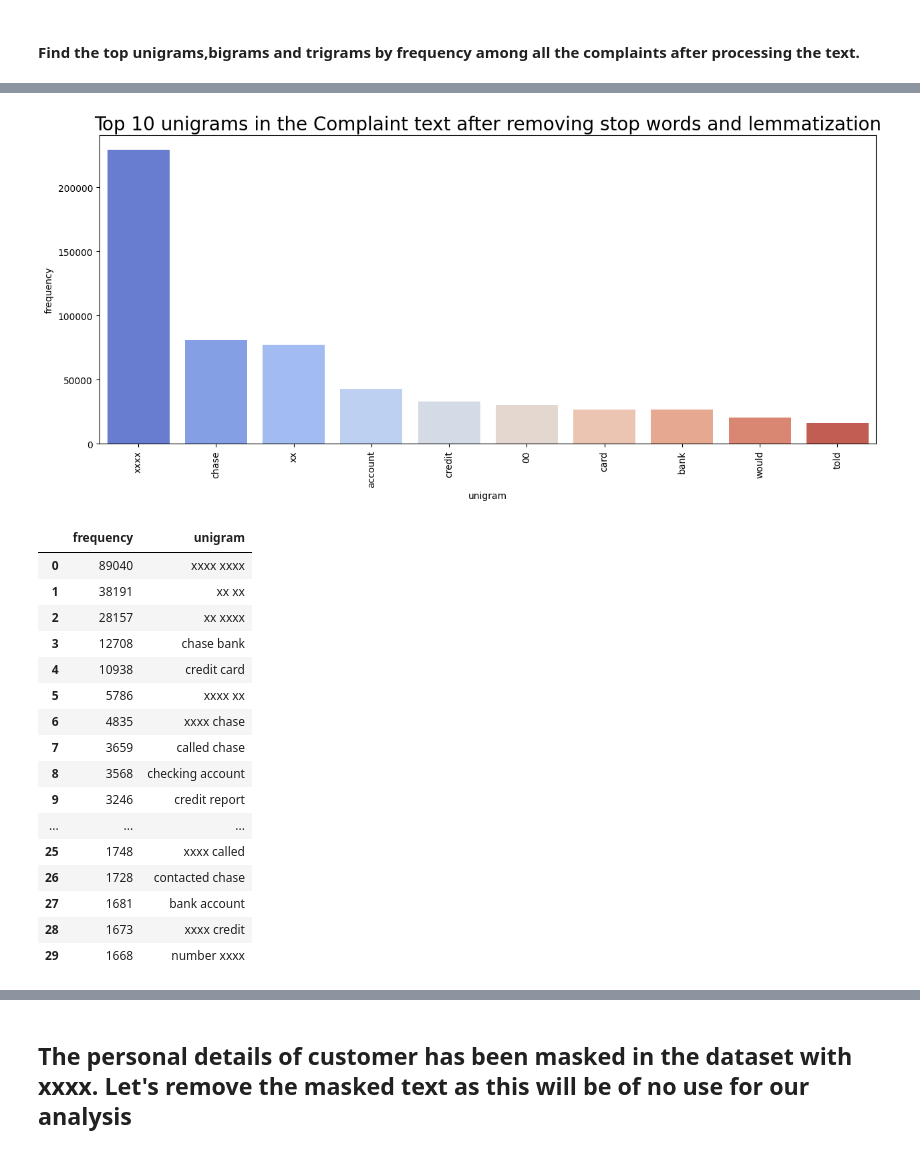
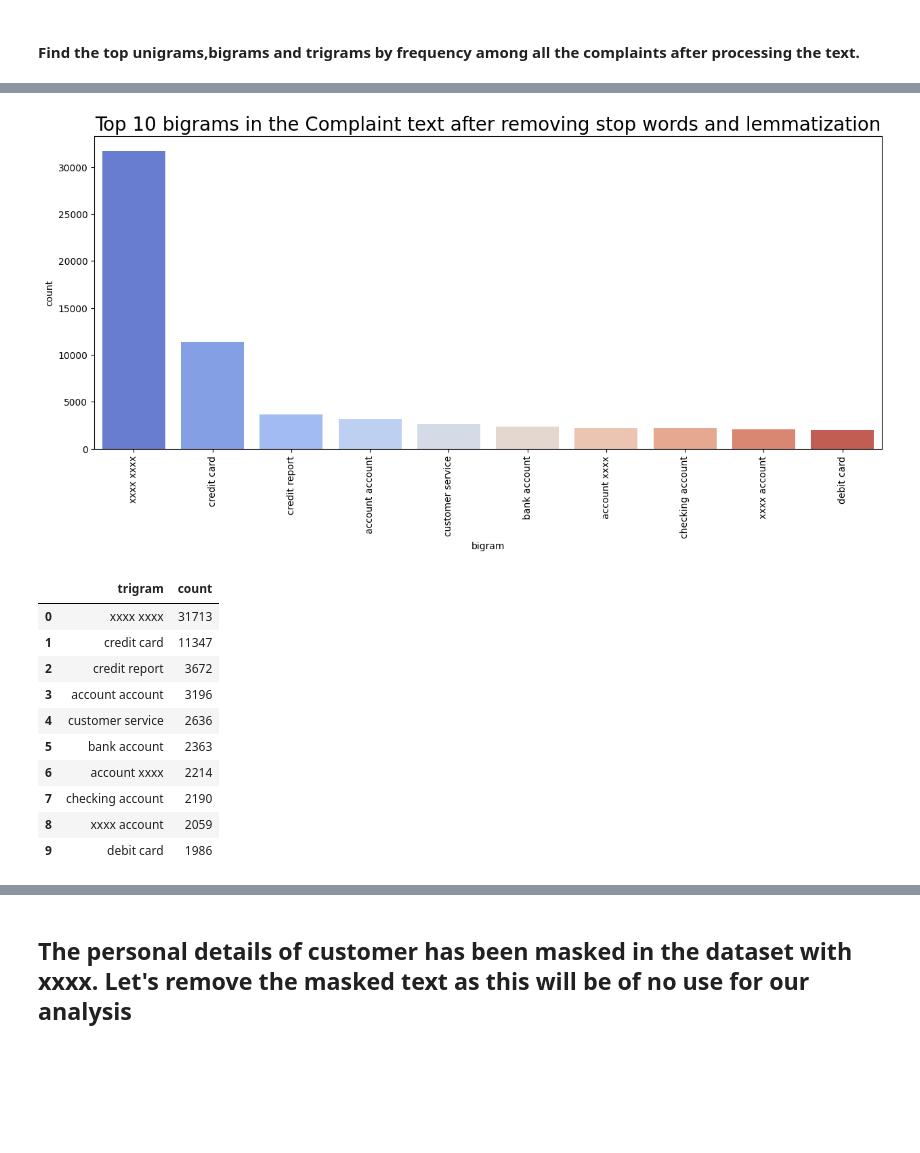
Before and after one commit to chitra-psg/nlp_ticket_classification, a Jupyter notebook: Automatic_Ticket_Classification_Assignment.ipynb, the cells around one changed output, grey strips where cells are left out. Cells and saved outputs as stored; diff of their text form; code cells hidden in the pictures; blank space fills up the shorter version.

```diff
--- a/Automatic_Ticket_Classification_Assignment.ipynb
+++ b/Automatic_Ticket_Classification_Assignment.ipynb
@@ -401,22 +412,0 @@ def top_grams(grams):
-# %%
-import nltk
-from nltk.util import ngrams
-from nltk.tokenize import word_tokenize
-
-nltk.download('punkt')
-
-def generate_ngrams(text, n):
-    # Tokenize the input text into words
-    words = word_tokenize(text)
-
-    # Create n-grams using NLTK's ngrams function
-    n_grams = list(ngrams(words, n))
-
-    return n_grams
-
-# Example usage:
-input_text = "This is a sample sentence for n-gram generation."
-n = 3 # Change n to generate different n-grams (1 for unigram, 2 for bigram, 3 for trigram, etc.)
-
-result = generate_ngrams(input_text, n)
-print(result)
@@ -433,0 +413,10 @@ True
+# %%
+from sklearn.feature_extraction.text import CountVectorizer
+
+def get_top_n_ngrams(corpus, n=None, ngram_range=(1, 1)):
+    vec = CountVectorizer(ngram_range=ngram_range, stop_words='english').fit(corpus)
+    bag_of_words = vec.transform(corpus)
+    sum_words = bag_of_words.sum(axis=0)
+    words_freq = [(word, sum_words[0, idx]) for word, idx in vec.vocabulary_.items()]
+    words_freq = sorted(words_freq, key=lambda x: x[1], reverse=True)
+    return words_freq[:n]
@@ -434,5 +448,6 @@ True
 # %%
-#Write your code here to find the top 30 unigram frequency among the complaints in the cleaned datafram(df_clean).
-df_unigram = top_grams(1)
-df_unigram.head(30)
+#Write your code here to find the top 30 bigram frequency among the complaints in the cleaned datafram(df_clean).
+bigram = get_top_n_ngrams(df_clean['Complaint_clean'].values.astype('U'), 10, ngram_range=(2,2))
+df_bigram = pd.DataFrame(bigram, columns = ['bigram' , 'count'])
+df_bigram
 # %% [output]
@@ -471,31 +465,26 @@ df_unigram_top10
 # %%
-#Print the top 10 words in the unigram frequency
+#Print the top 10 words in the bigram frequency
 plt.figure(figsize=(15,6))
-sns.barplot(x='unigram', y='frequency', data=df_unigram_top10, palette="coolwarm")
+sns.barplot(x='bigram', y='count', data=df_bigram, palette="coolwarm")
 plt.xticks(rotation=90)
-plt.title("Top 10 unigrams in the Complaint text after removing stop words and lemmatization", fontsize=20)
+plt.title("Top 10 bigrams in the Complaint text after removing stop words and lemmatization", fontsize=20)
 plt.show()
 # %% [output]
-[figure, old version]
+[figure, new version]
 # %%
 #Write your code here to find the top 30 bigram frequency among the complaints in the cleaned datafram(df_clean).
-df_bigram = top_grams(2)
-df_bigram.head(30)
+trigram = get_top_n_ngrams(df_clean['Complaint_clean'].values.astype('U'), 10, ngram_range=(2,2))
+df_trigram = pd.DataFrame(trigram, columns = ['trigram' , 'count'])
+df_trigram
 # %% [output]
-|  | frequency | unigram |
-| 0 | 89040 | xxxx xxxx |
-| 1 | 38191 | xx xx |
-| 2 | 28157 | xx xxxx |
-| 3 | 12708 | chase bank |
-| 4 | 10938 | credit card |
-| 5 | 5786 | xxxx xx |
-| 6 | 4835 | xxxx chase |
-| 7 | 3659 | called chase |
-| 8 | 3568 | checking account |
-| 9 | 3246 | credit report |
-| ... | ... | ... |
-| 25 | 1748 | xxxx called |
-| 26 | 1728 | contacted chase |
-| 27 | 1681 | bank account |
-| 28 | 1673 | xxxx credit |
-| 29 | 1668 | number xxxx |
+|  | trigram | count |
+| 0 | xxxx xxxx | 31713 |
+| 1 | credit card | 11347 |
+| 2 | credit report | 3672 |
+| 3 | account account | 3196 |
+| 4 | customer service | 2636 |
+| 5 | bank account | 2363 |
+| 6 | account xxxx | 2214 |
+| 7 | checking account | 2190 |
+| 8 | xxxx account | 2059 |
+| 9 | debit card | 1986 |
```
Also changed, not shown: parts of 18 cells of this notebook.
